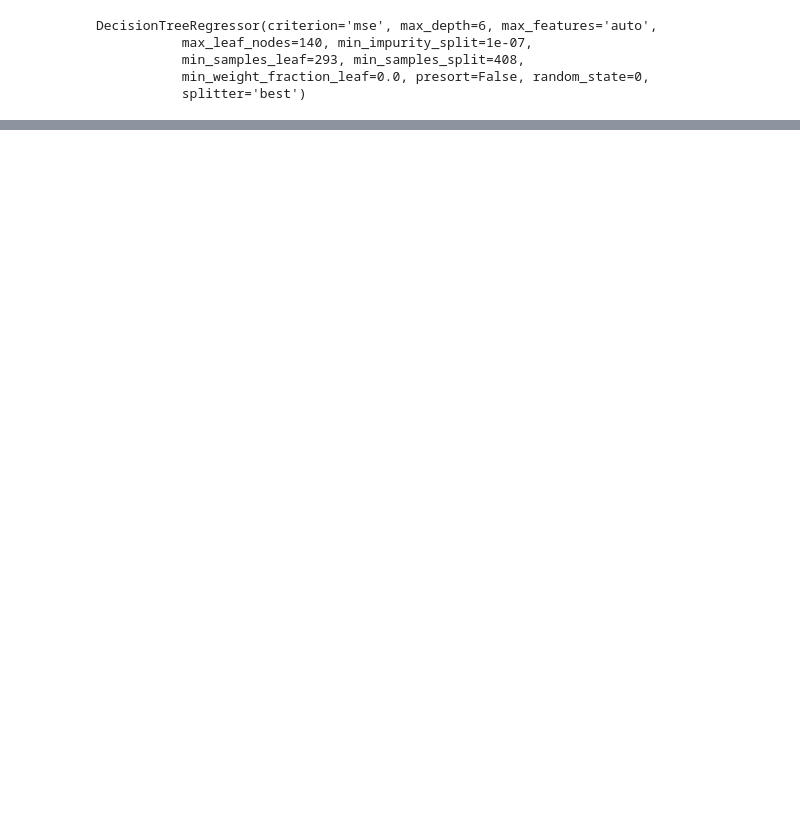
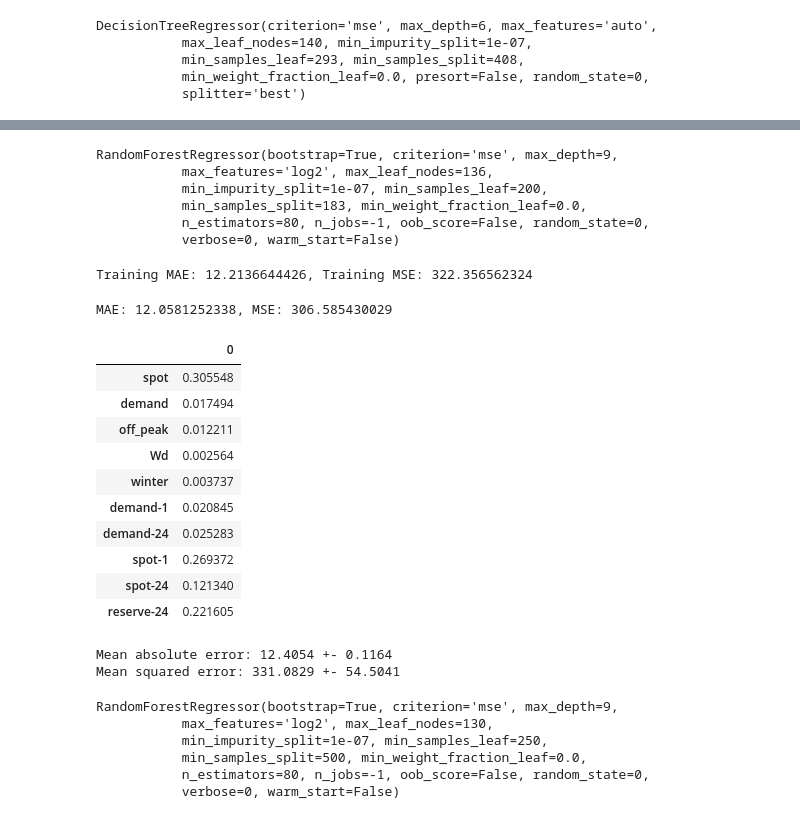
Before and after one commit to NonoMalpi/Secondary_band, a Jupyter notebook: Secondary reserve up price.ipynb, the cells around one changed output, grey strips where cells are left out. Saved outputs shown, nothing was run; the diff lists cells and outputs as text; code cells hidden in the pictures; blank space fills up the shorter version.

```diff
--- a/Secondary reserve up price.ipynb
+++ b/Secondary reserve up price.ipynb
@@ -224,0 +255,3 @@ mean_absolute_error(y_test, tree.predict(x_test)) / Y.mean()
+# %%
+best_params = random_search.cv_results_['params'][np.flatnonzero(random_search.cv_results_['rank_test_score']==1)[0]]
+print(best_params)
@@ -224,0 +260,2 @@ mean_absolute_error(y_test, tree.predict(x_test)) / Y.mean()
+# %%
+rfr.set_params(**best_params, random_state=0)
@@ -224,0 +269,15 @@ mean_absolute_error(y_test, tree.predict(x_test)) / Y.mean()
+# %%
+#CV with kfold=5
+kf = KFold(n_splits=5, random_state=0)
+
+CV_mse = list()
+CV_mae = list()
+
+for train_index, test_index in kf.split(x_train, y_train):
+    rfr.fit(x_train[train_index], y_train[train_index])
+    y_pred = rfr.predict(x_train[test_index])
+    CV_mae.append(mean_absolute_error(y_train[test_index], y_pred))
+    CV_mse.append(mean_squared_error(y_train[test_index], y_pred))
+
+print('Mean absolute error: %0.4f +- %0.4f' %(np.mean(CV_mae), 2*np.std(CV_mae)))
+print('Mean squared error: %0.4f +- %0.4f' %(np.mean(CV_mse), 2*np.std(CV_mse)))
@@ -224,0 +300,32 @@ mean_absolute_error(y_test, tree.predict(x_test)) / Y.mean()
+# %%
+rfr.fit(x_train, y_train)
+# %% [output]
+RandomForestRegressor(bootstrap=True, criterion='mse', max_depth=9,
+           max_features='log2', max_leaf_nodes=136,
+           min_impurity_split=1e-07, min_samples_leaf=200,
+           min_samples_split=183, min_weight_fraction_leaf=0.0,
+           n_estimators=80, n_jobs=-1, oob_score=False, random_state=0,
+           verbose=0, warm_start=False)
+# %%
+print('Training MAE: ' +str(mean_absolute_error(y_train, rfr.predict(x_train)))+', Training MSE: ' +
+      str(mean_squared_error(y_train, rfr.predict(x_train))))
+# %% [output]
+Training MAE: 12.2136644426, Training MSE: 322.356562324
+# %%
+#Print test error and feature importance
+print('MAE: ' +str(mean_absolute_error(y_test, rfr.predict(x_test)))+', MSE: ' +
+      str(mean_squared_error(y_test, rfr.predict(x_test))))
+pd.DataFrame(data=rfr.feature_importances_, index=features_list)
+# %% [output]
+MAE: 12.0581252338, MSE: 306.585430029
+|  | 0 |
+| spot | 0.305548 |
+| demand | 0.017494 |
+| off_peak | 0.012211 |
+| Wd | 0.002564 |
+| winter | 0.003737 |
+| demand-1 | 0.020845 |
+| demand-24 | 0.025283 |
+| spot-1 | 0.269372 |
+| spot-24 | 0.121340 |
+| reserve-24 | 0.221605 |
@@ -224,0 +340,28 @@ mean_absolute_error(y_test, tree.predict(x_test)) / Y.mean()
+# %%
+rfr.fit(x_train, y_train)
+#CV with kfold=5
+kf = KFold(n_splits=5, random_state=0)
+
+CV_mse = list()
+CV_mae = list()
+
+for train_index, test_index in kf.split(x_train, y_train):
+    rfr.fit(x_train[train_index], y_train[train_index])
+    y_pred = rfr.predict(x_train[test_index])
+    CV_mae.append(mean_absolute_error(y_train[test_index], y_pred))
+    CV_mse.append(mean_squared_error(y_train[test_index], y_pred))
+
+print('Mean absolute error: %0.4f +- %0.4f' %(np.mean(CV_mae), 2*np.std(CV_mae)))
+print('Mean squared error: %0.4f +- %0.4f' %(np.mean(CV_mse), 2*np.std(CV_mse)))
+# %% [output]
+Mean absolute error: 12.4054 +- 0.1164
+Mean squared error: 331.0829 +- 54.5041
+# %%
+rfr.fit(x_train, y_train)
+# %% [output]
+RandomForestRegressor(bootstrap=True, criterion='mse', max_depth=9,
+           max_features='log2', max_leaf_nodes=130,
+           min_impurity_split=1e-07, min_samples_leaf=250,
+           min_samples_split=500, min_weight_fraction_leaf=0.0,
+           n_estimators=80, n_jobs=-1, oob_score=False, random_state=0,
+           verbose=0, warm_start=False)
```
Also changed, not shown: parts of 37 cells of this notebook.
